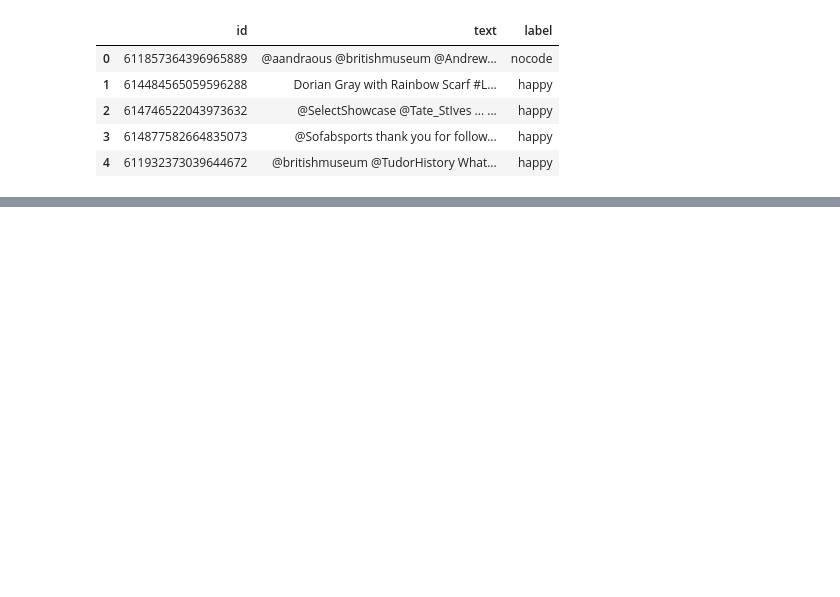
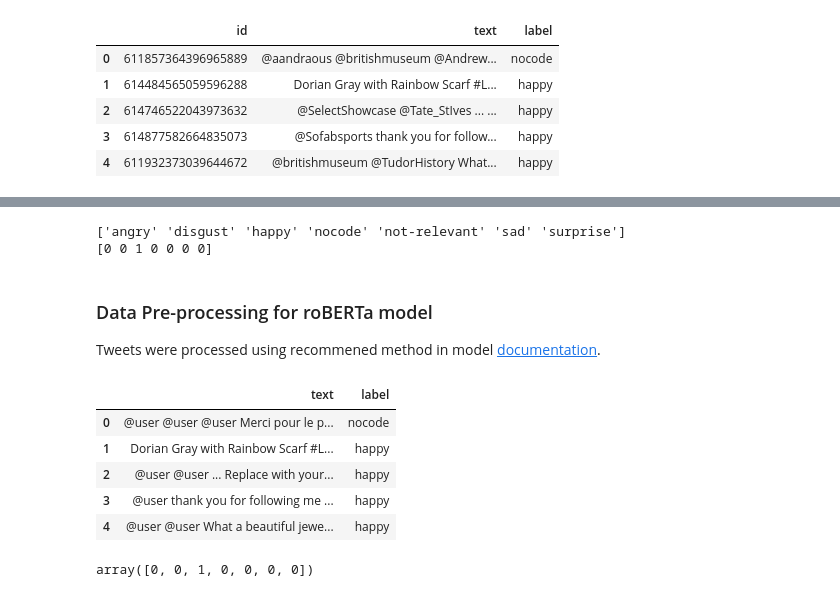
Before and after one commit to jeelfaldu7/transformer_sentiment_analysis, a Jupyter notebook: notebook.ipynb, the cells around one changed output, grey strips where cells are left out. Cells and saved outputs as stored; diff of their text form; code cells hidden in the pictures; blank space fills up the shorter version.

Commit message:
Data-preprocessing

```diff
--- a/notebook.ipynb
+++ b/notebook.ipynb
@@ -94,0 +116,39 @@ np.int64(0)
+# %%
+print(mlb.classes_)
+print(y_train[92])
+# %% [output]
+['angry' 'disgust' 'happy' 'nocode' 'not-relevant' 'sad' 'surprise']
+[0 0 1 0 0 0 0]
+# %% [markdown]
+### Data Pre-processing for roBERTa model
+
+Tweets were processed using recommened method in model [documentation](https://huggingface.co/cardiffnlp/twitter-roberta-base-sentiment).
+# %%
+def preprocess(text):
+    new_text = []
+
+
+    for t in text.split(" "):
+        t = '@user' if t.startswith('@') and len(t) > 1 else t
+        t = 'http' if t.startswith('http') else t
+        new_text.append(t)
+    return " ".join(new_text)
+# %%
+df_roberta = pd.read_csv(data_url, header=None, names=['id', 'text', 'label'], sep=',')
+df_roberta = df_roberta.drop('id', axis = 1)
+# %%
+for i in range(len(df_roberta)):
+  df_roberta.loc[i, 'text'] = preprocess(df_roberta['text'][i])
+# %%
+df_roberta.head()
+# %% [output]
+|  | text | label |
+| 0 | @user @user @user Merci pour le p... | nocode |
+| 1 | Dorian Gray with Rainbow Scarf #L... | happy |
+| 2 | @user @user ... Replace with your... | happy |
+| 3 | @user thank you for following me ... | happy |
+| 4 | @user @user What a beautiful jewe... | happy |
+# %%
+xtrain_labels = mlb().fit_transform(df_roberta['label'].str.split('|'))
+# %% [output]
+array([0, 0, 1, 0, 0, 0, 0])
```
Also changed, not shown: parts of 12 cells of this notebook.
